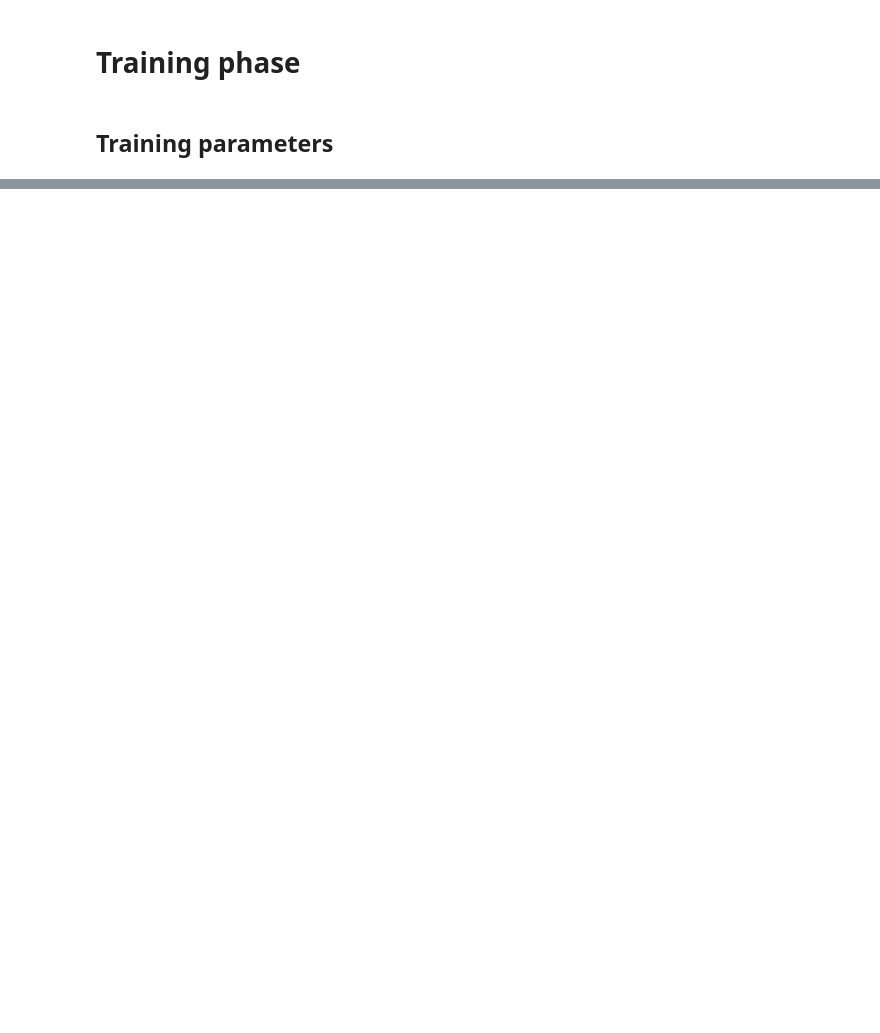
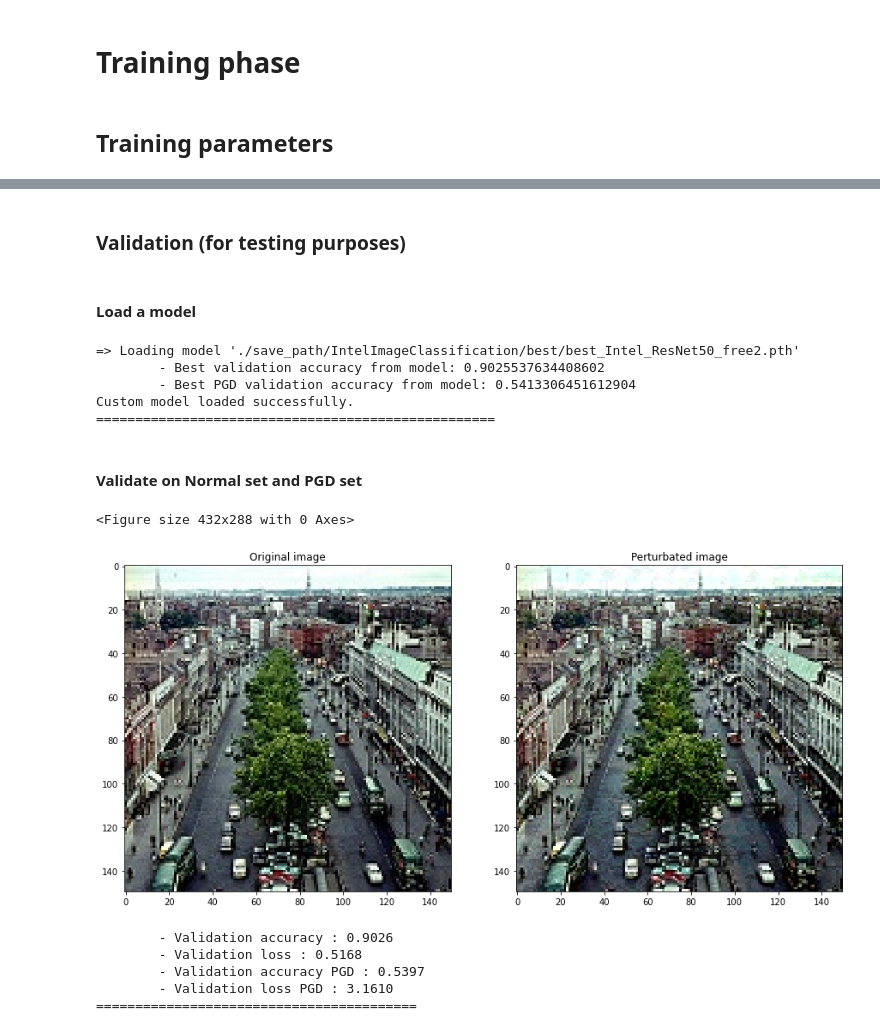
Before and after one commit to SlimShadys/FreeAdversarialTraining, a Jupyter notebook: FreeAdversarialTraining.ipynb, the cells around one changed output, grey strips where cells are left out. Saved outputs shown, nothing was run; the diff lists cells and outputs as text; code cells hidden in the pictures; blank space fills up the shorter version.

```diff
--- a/FreeAdversarialTraining.ipynb
+++ b/FreeAdversarialTraining.ipynb
@@ -176 +362,12 @@ std = std.expand(in_channels, width, height).cuda()
+# %%
+m = 5 # Usually it's a value m ≤ 10
+freeEpochs = int(epochs / m)
+epsilon = 0.03
+
+batchNoise = None
+
+# ---------- P G D ---------- #
+K = 20
+step_size = 0.01
+epsilonPGD = 0.03
 # %% [markdown]
@@ -306,0 +881,59 @@ plt.show()
+# %% [markdown]
+### Validation (for testing purposes)
+# %% [markdown]
+#### Load a model
+# %%
+pathLoadModel = './save_path/IntelImageClassification/best/best_Intel_ResNet50_free2.pth' # path to the .pth file
+modelName = 'resnet50' # If the .pth file was trained on resnet50 or on dummynet
+model = loadModel(pathLoadModel, modelName)
+# %% [output]
+=> Loading model './save_path/IntelImageClassification/best/best_Intel_ResNet50_free2.pth'
+        - Best validation accuracy from model: 0.9025537634408602
+        - Best PGD validation accuracy from model: 0.5413306451612904
+Custom model loaded successfully.
+===================================================
+# %% [markdown]
+#### Validate on Normal set and PGD set
+# %%
+# We populate the K-value some cells above, in the "FreeAdversarial parameters" section, but through this variable
+# we can easily modify the K-value for the PGD-K attack, so that you don't have to run again the section above.
+#
+# If you want to keep it at default, run the "FreeAdversarial parameters" section and leave this value 'K = K'
+# Default: K = 20 (as per "FreeAdversarial parameters" section)
+K = 40
+
+# Normal validation on the test set
+acc_val, loss_val = normalValidation(model, test_loader, criterion)
+
+# PGD Evaluation on the test set
+acc_pgd, loss_pgd, adversarialExample, adversarialExampleOrigin = pgdAttack(model, test_loader, criterion, K=K, step_size=step_size)
+
+plt.figure()
+fig, axs = plt.subplots(1, 2, figsize=(15, 15))
+
+adversarialExampleOrigin = adversarialExampleOrigin * 255
+adversarialExampleOrigin = adversarialExampleOrigin.permute(1,2,0).numpy().astype(np.uint8)
+
+adversarialExample = adversarialExample * 255
+adversarialExample = adversarialExample.permute(1,2,0).detach().numpy().astype(np.uint8)
+
+axs[0].imshow(adversarialExampleOrigin, interpolation='nearest')
+axs[0].set_title("Original image")
+axs[1].imshow(adversarialExample, interpolation='nearest')
+axs[1].set_title("Perturbated image")
+
+plt.show()
+
+print(f'\t- Validation accuracy : {acc_val:.4f}')
+print(f'\t- Validation loss : {loss_val:.4f}')
+print(f'\t- Validation accuracy PGD : {acc_pgd:.4f}')
+print(f'\t- Validation loss PGD : {loss_pgd:.4f}')
+print("=========================================")
+# %% [output]
+<Figure size 432x288 with 0 Axes>
+[figure, added]
+        - Validation accuracy : 0.9026
+        - Validation loss : 0.5168
+        - Validation accuracy PGD : 0.5397
+        - Validation loss PGD : 3.1610
+=========================================
```
Also changed, not shown: parts of 41 cells of this notebook, 2 other files.
